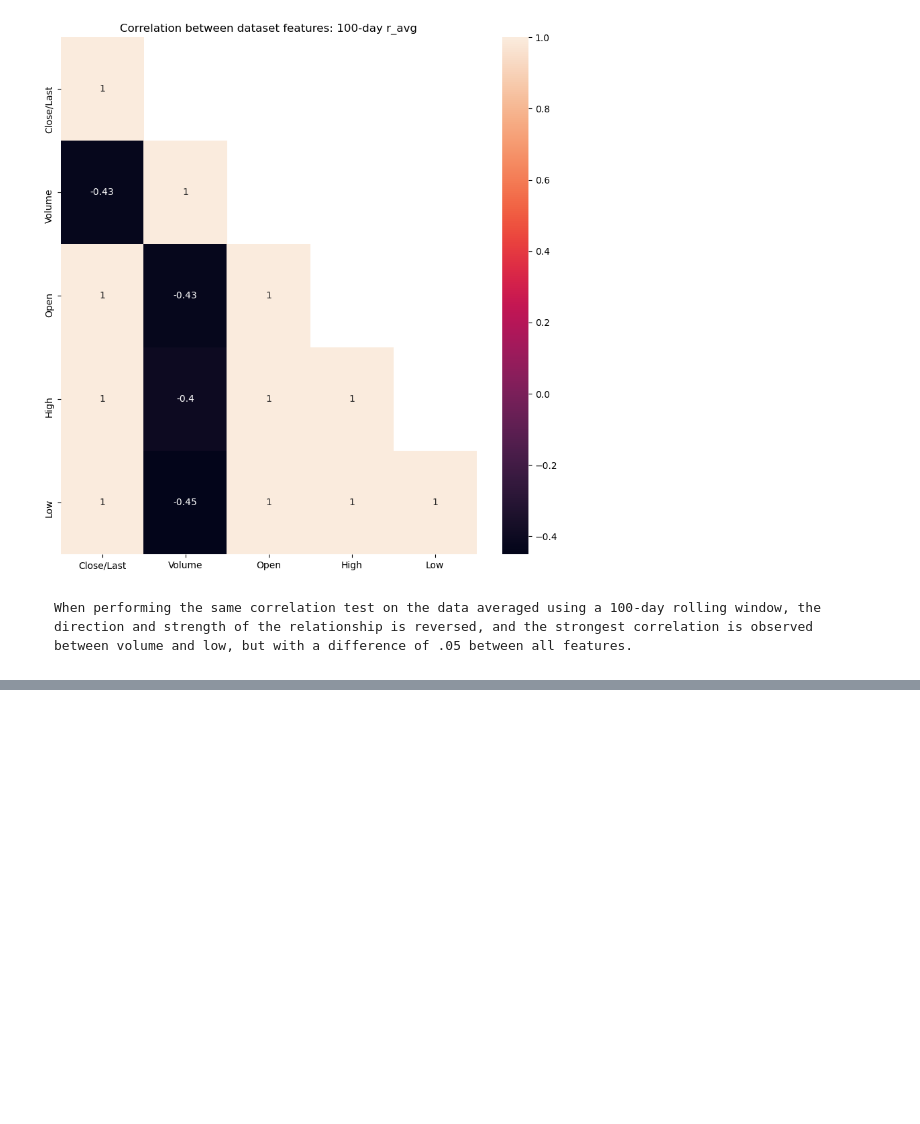
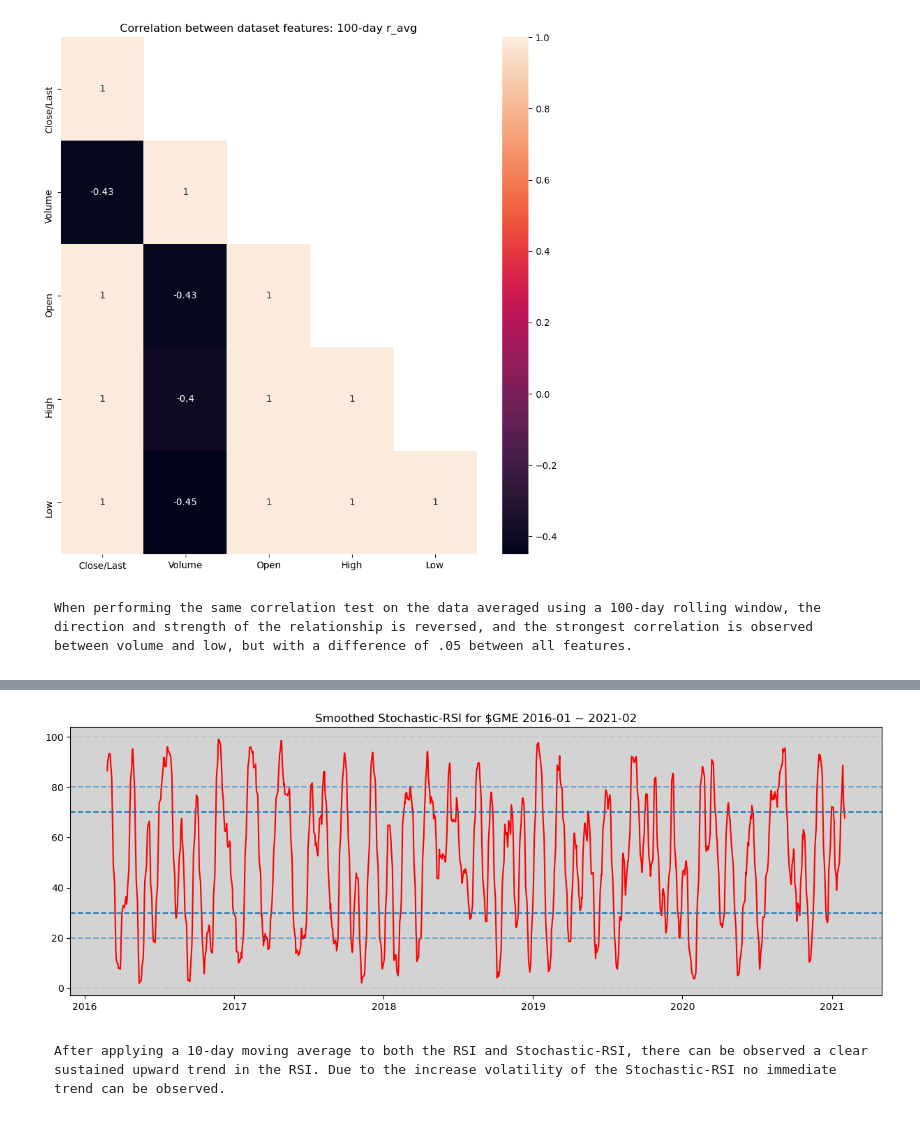
Before and after one commit to thimmis/capstone_two, a Jupyter notebook: capstone-two/notebooks/GME_price_analysis.ipynb, the cells around one changed output, grey strips where cells are left out. Cells and saved outputs as stored; diff of their text form; code cells hidden in the pictures; blank space fills up the shorter version.

```diff
--- a/capstone-two/notebooks/GME_price_analysis.ipynb
+++ b/capstone-two/notebooks/GME_price_analysis.ipynb
@@ -182,0 +295,18 @@ df.to_csv('/home/thomas/Desktop/springboard/Capstone_two/capstone-two/data/03_pr
+# %%
+_, ax = plt.subplots(1,1,figsize=(15,5))
+ax.set_title('Smoothed Stochastic-RSI for $GME 2016-01 ~ 2021-02')
+ax.set_facecolor('lightgray')
+ax.plot(df['Date'], df['stoch_RSI'].rolling(10).mean(), color='red')
+
+ax.axhline(0, linestyle='--', alpha=0.1)
+ax.axhline(20, linestyle='--', alpha=0.5)
+ax.axhline(30, linestyle='--')
+
+ax.axhline(70, linestyle='--')
+ax.axhline(80, linestyle='--', alpha=0.5)
+ax.axhline(100, linestyle='--', alpha=0.1)
+plt.show()
+# %% [output]
+[figure, added]
+# %% [markdown]
+    After applying a 10-day moving average to both the RSI and Stochastic-RSI, there can be observed a clear sustained upward trend in the RSI. Due to the increase volatility of the Stochastic-RSI no immediate trend can be observed.
```
Also changed, not shown: parts of 13 cells of this notebook, 1 other file.
